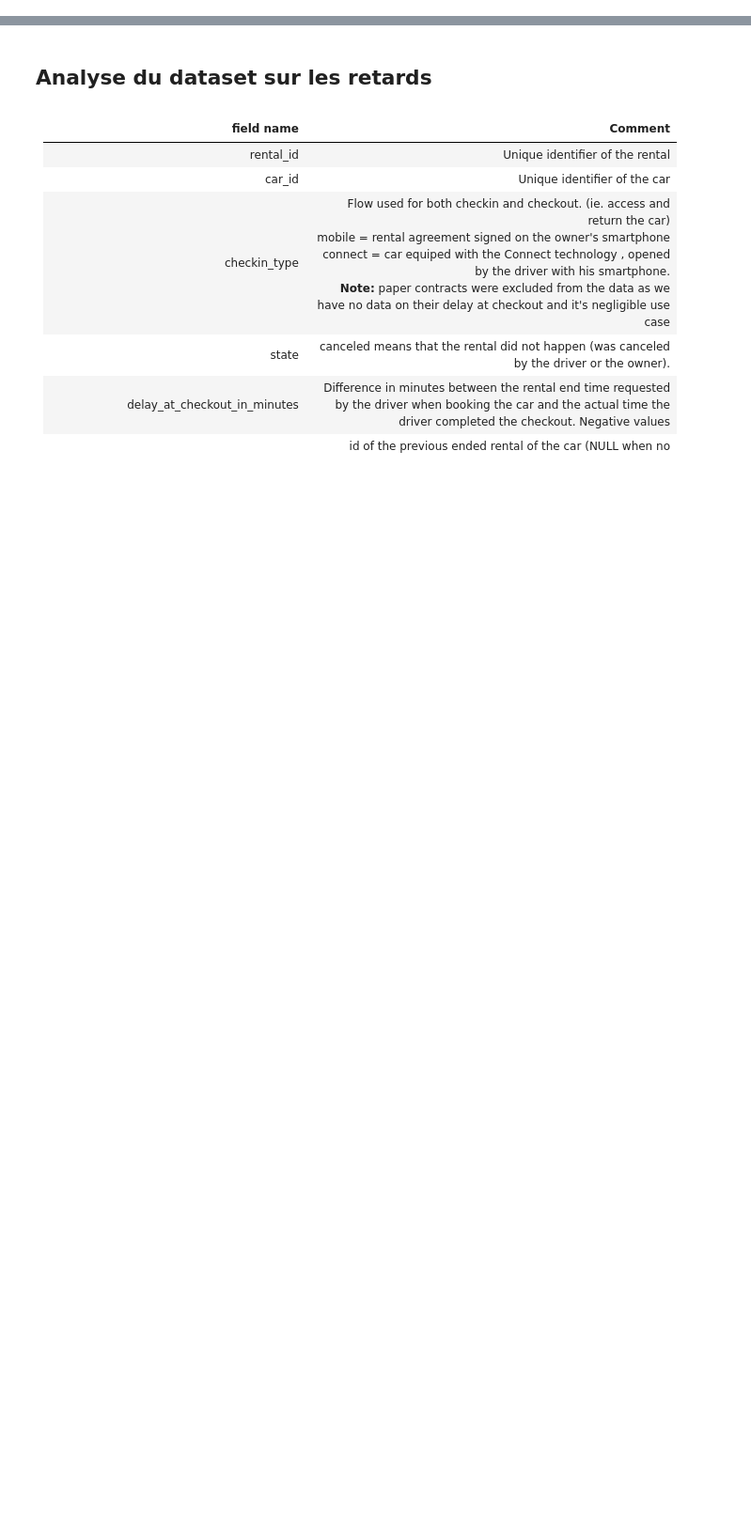
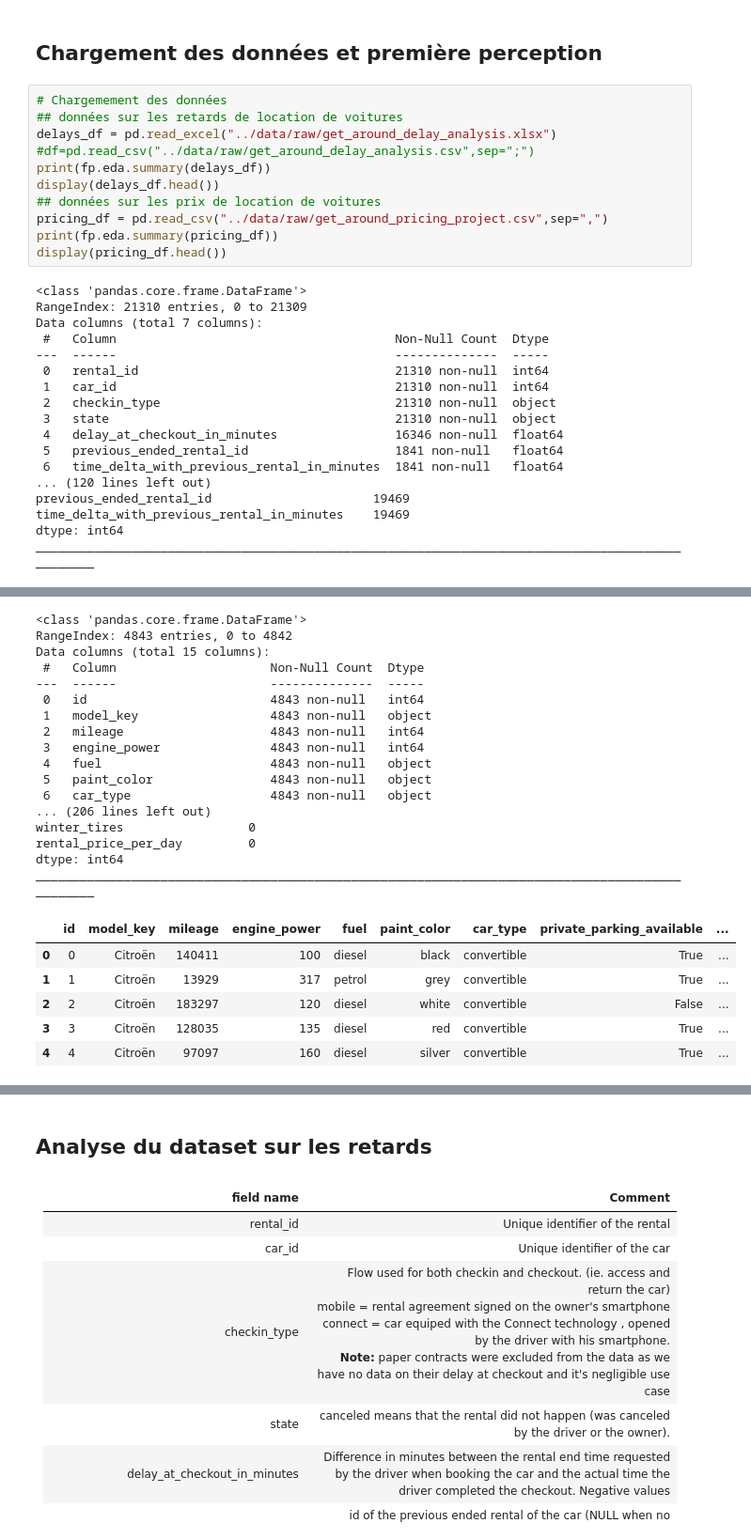
Before and after one commit to pradelf/getaround, a Jupyter notebook: notebooks/02_Getaround_eda.ipynb, the cells around one changed output, grey strips where cells are left out. Shown at 94% size. Cells and saved outputs as stored; diff of their text form; blank space fills up the shorter version.

```diff
--- a/notebooks/02_Getaround_eda.ipynb
+++ b/notebooks/02_Getaround_eda.ipynb
@@ -16,3 +22,34 @@ On peut également approfondir l'exploration en s'appuyant sur les questions :
 - Combien de locations seraient impactées en fonction du seuil et du périmètre choisis ?
 - À quelle fréquence les conducteurs sont-ils en retard pour le check-in suivant ? Quel est l’impact pour le conducteur suivant ?
 - Combien de situations problématiques seraient résolues selon le seuil et le périmètre retenus ?
+# %% [markdown]
+## Chargement des données et première perception
+# %%
+# Chargemement des données
+## données sur les retards de location de voitures
+delays_df = pd.read_excel("../data/raw/get_around_delay_analysis.xlsx")
+#df=pd.read_csv("../data/raw/get_around_delay_analysis.csv",sep=";")
+print(fp.eda.summary(delays_df))
+display(delays_df.head())
+## données sur les prix de location de voitures
+pricing_df = pd.read_csv("../data/raw/get_around_pricing_project.csv",sep=",")
+print(fp.eda.summary(pricing_df))
+display(pricing_df.head())
+# %% [output]
+<class 'pandas.core.frame.DataFrame'>
+RangeIndex: 21310 entries, 0 to 21309
+Data columns (total 7 columns):
+ #   Column                                      Non-Null Count  Dtype
+---  ------                                      --------------  -----
+ 0   rental_id                                   21310 non-null  int64
+ 1   car_id                                      21310 non-null  int64
+ 2   checkin_type                                21310 non-null  object
+ 3   state                                       21310 non-null  object
+ 4   delay_at_checkout_in_minutes                16346 non-null  float64
+ 5   previous_ended_rental_id                    1841 non-null   float64
+ 6   time_delta_with_previous_rental_in_minutes  1841 non-null   float64
+... (120 lines left out)
+previous_ended_rental_id                      19469
+time_delta_with_previous_rental_in_minutes    19469
+dtype: int64
+________________________________________________________________________________________________
@@ -18,0 +62,23 @@ On peut également approfondir l'exploration en s'appuyant sur les questions :
+<class 'pandas.core.frame.DataFrame'>
+RangeIndex: 4843 entries, 0 to 4842
+Data columns (total 15 columns):
+ #   Column                     Non-Null Count  Dtype
+---  ------                     --------------  -----
+ 0   id                         4843 non-null   int64
+ 1   model_key                  4843 non-null   object
+ 2   mileage                    4843 non-null   int64
+ 3   engine_power               4843 non-null   int64
+ 4   fuel                       4843 non-null   object
+ 5   paint_color                4843 non-null   object
+ 6   car_type                   4843 non-null   object
+... (206 lines left out)
+winter_tires                 0
+rental_price_per_day         0
+dtype: int64
+________________________________________________________________________________________________
+|  | id | model_key | mileage | engine_power | fuel | paint_color | car_type | private_parking_available | ... |
+| 0 | 0 | Citroën | 140411 | 100 | diesel | black | convertible | True | ... |
+| 1 | 1 | Citroën | 13929 | 317 | petrol | grey | convertible | True | ... |
+| 2 | 2 | Citroën | 183297 | 120 | diesel | white | convertible | False | ... |
+| 3 | 3 | Citroën | 128035 | 135 | diesel | red | convertible | True | ... |
+| 4 | 4 | Citroën | 97097 | 160 | diesel | silver | convertible | True | ... |
```
Also changed, not shown: parts of 59 cells of this notebook, 15 other files.
